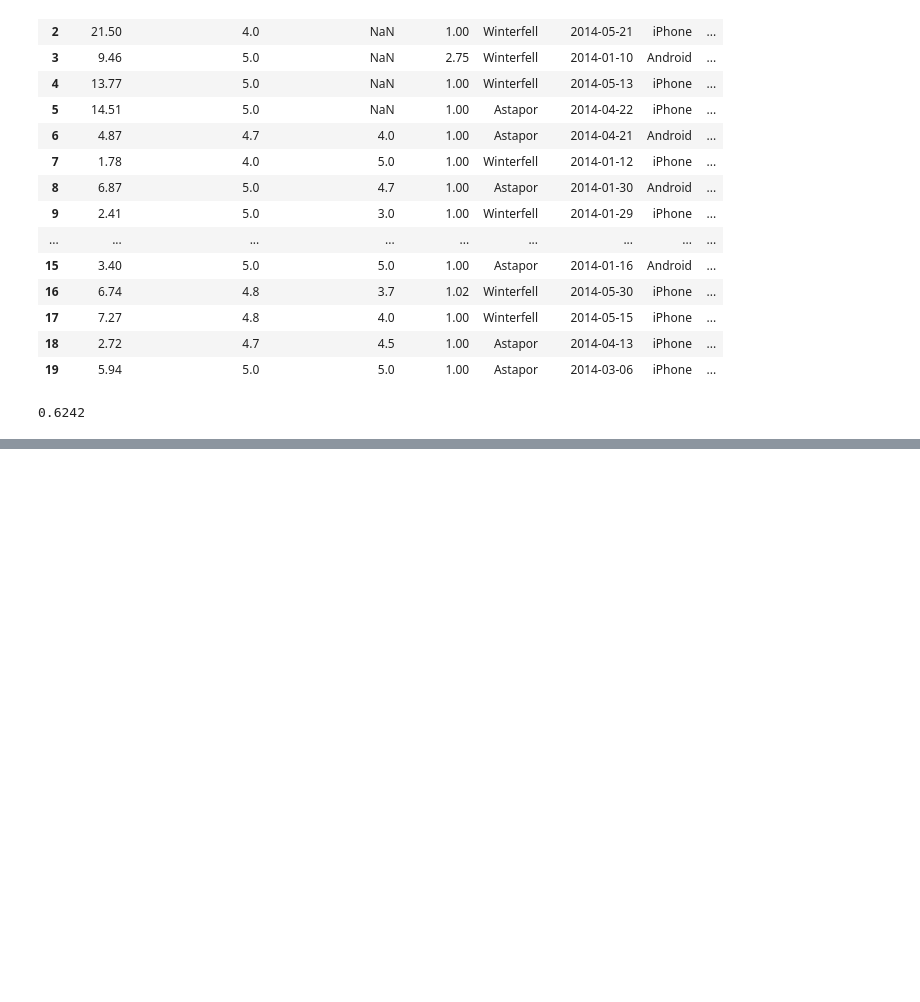
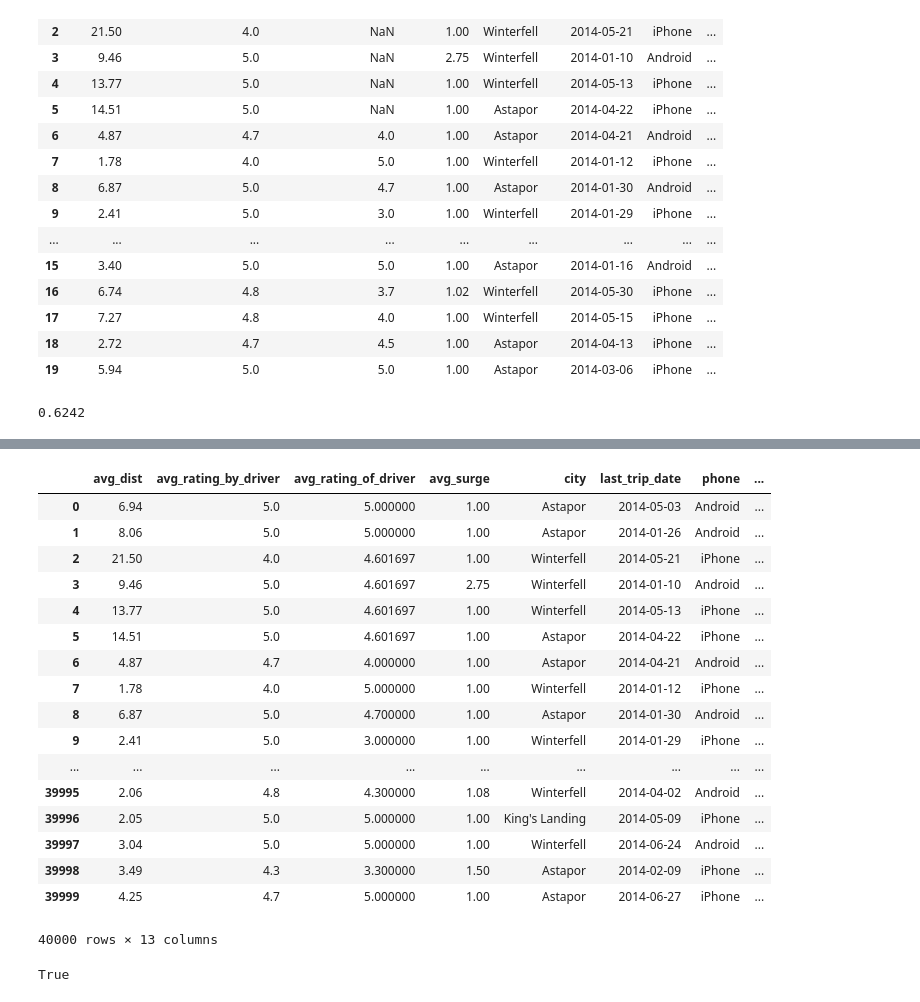
Before and after one commit to haowei772/Churn_prediction_case_study, a Jupyter notebook: Prelim_analysis.ipynb, the cells around one changed output, grey strips where cells are left out. Cells and saved outputs as stored; diff of their text form; code cells hidden in the pictures; blank space fills up the shorter version.

```diff
--- a/Prelim_analysis.ipynb
+++ b/Prelim_analysis.ipynb
@@ -12,6 +12,7 @@ fullData.head()
 | 4 | 13.77 | 5.0 | NaN | 1.00 | Winterfell | 2014-05-13 | iPhone | ... |
 # %%
 fullData['last_trip_date'] = pd.to_datetime(fullData['last_trip_date'])
+fullData['signup_date'] = pd.to_datetime(fullData['signup_date'])
 condition = fullData['last_trip_date'] < '2014-06-01'
 fullData['churn'] = 1
 fullData.ix[~condition, 'churn'] = 0
@@ -44,0 +58,25 @@ fullData['signup_date'].max()
+# %%
+fullData.fillna(fullData.mean())
+# %% [output]
+|  | avg_dist | avg_rating_by_driver | avg_rating_of_driver | avg_surge | city | last_trip_date | phone | ... |
+| 0 | 6.94 | 5.0 | 5.000000 | 1.00 | Astapor | 2014-05-03 | Android | ... |
+| 1 | 8.06 | 5.0 | 5.000000 | 1.00 | Astapor | 2014-01-26 | Android | ... |
+| 2 | 21.50 | 4.0 | 4.601697 | 1.00 | Winterfell | 2014-05-21 | iPhone | ... |
+| 3 | 9.46 | 5.0 | 4.601697 | 2.75 | Winterfell | 2014-01-10 | Android | ... |
+| 4 | 13.77 | 5.0 | 4.601697 | 1.00 | Winterfell | 2014-05-13 | iPhone | ... |
+| 5 | 14.51 | 5.0 | 4.601697 | 1.00 | Astapor | 2014-04-22 | iPhone | ... |
+| 6 | 4.87 | 4.7 | 4.000000 | 1.00 | Astapor | 2014-04-21 | Android | ... |
+| 7 | 1.78 | 4.0 | 5.000000 | 1.00 | Winterfell | 2014-01-12 | iPhone | ... |
+| 8 | 6.87 | 5.0 | 4.700000 | 1.00 | Astapor | 2014-01-30 | Android | ... |
+| 9 | 2.41 | 5.0 | 3.000000 | 1.00 | Winterfell | 2014-01-29 | iPhone | ... |
+| ... | ... | ... | ... | ... | ... | ... | ... | ... |
+| 39995 | 2.06 | 4.8 | 4.300000 | 1.08 | Winterfell | 2014-04-02 | Android | ... |
+| 39996 | 2.05 | 5.0 | 5.000000 | 1.00 | King's Landing | 2014-05-09 | iPhone | ... |
+| 39997 | 3.04 | 5.0 | 5.000000 | 1.00 | Winterfell | 2014-06-24 | Android | ... |
+| 39998 | 3.49 | 4.3 | 3.300000 | 1.50 | Astapor | 2014-02-09 | iPhone | ... |
+| 39999 | 4.25 | 4.7 | 5.000000 | 1.00 | Astapor | 2014-06-27 | iPhone | ... |
+40000 rows × 13 columns
+# %%
+print (fullData['last_trip_date'][3] - fullData['signup_date'][3]).days == 1
+# %% [output]
+True
```
Also changed, not shown: parts of 4 cells of this notebook, 1 other file.
